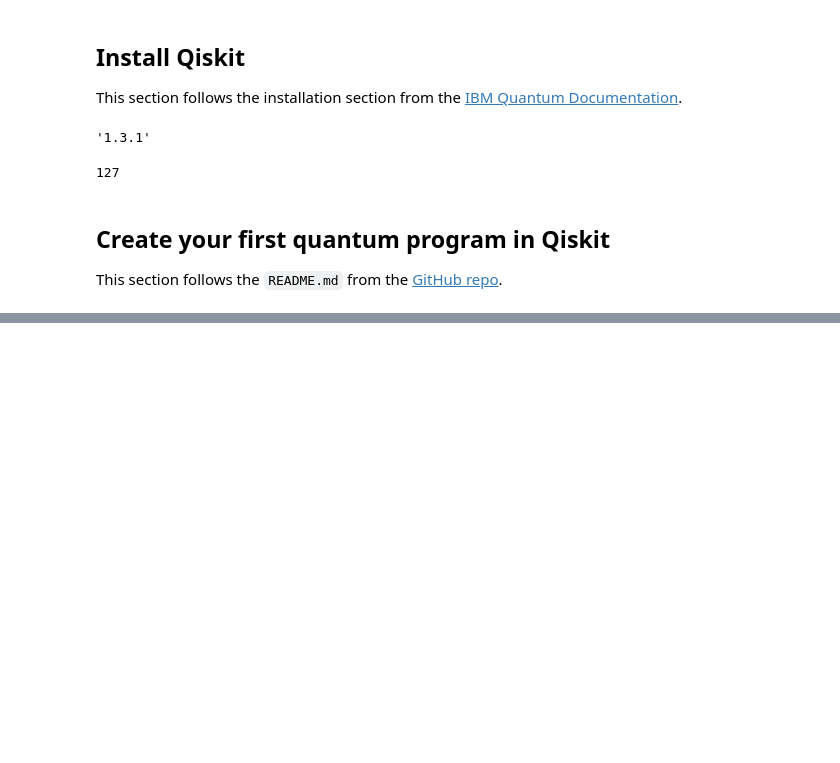
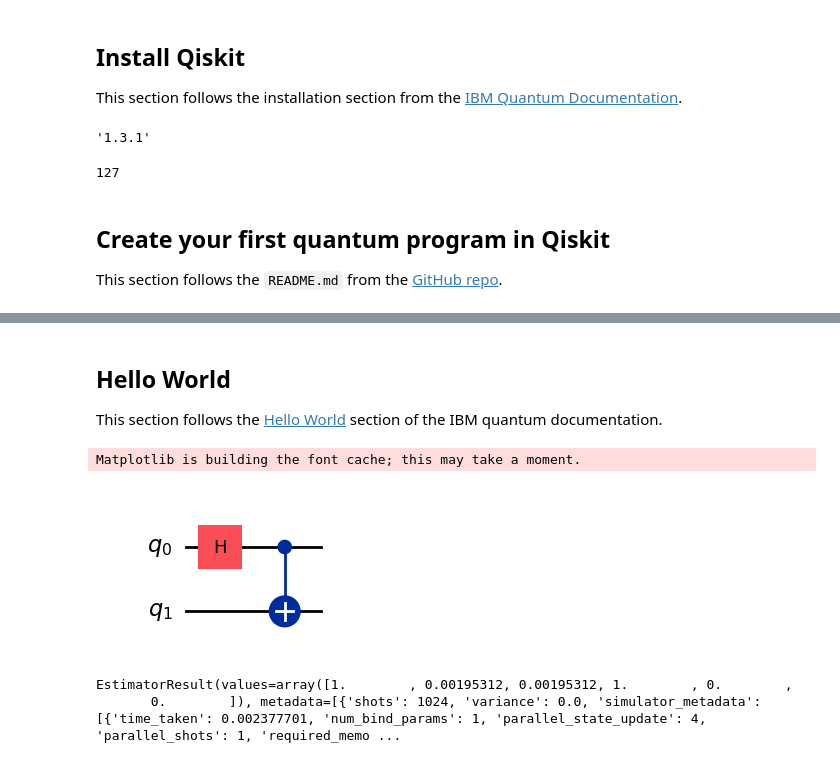
Before and after one commit to pfischer1687/qiskit_scratch, a Jupyter notebook: qiskit_scratch/qiskit_scratch.ipynb, the cells around one changed output, grey strips where cells are left out. Drawn from its saved outputs; the diff is of its cells as text; code cells hidden in the pictures; blank space fills up the shorter version.

Commit message:
Starts hello world.

```diff
--- a/qiskit_scratch/qiskit_scratch.ipynb
+++ b/qiskit_scratch/qiskit_scratch.ipynb
@@ -66,0 +71,25 @@ qc_transpiled = transpile(qc_example, basis_gates = ['cz', 'sx', 'rz'], coupling
+# %% [markdown]
+## Hello World
+This section follows the [Hello World](https://docs.quantum.ibm.com/guides/hello-world) section of the IBM quantum documentation.
+# %%
+qc = QuantumCircuit(2)
+qc.h(0)
+qc.cx(0, 1)
+qc.draw(output='mpl')
+# %% [output]
+Matplotlib is building the font cache; this may take a moment.
+[figure, added]
+# %%
+ZZ = Pauli('ZZ')
+ZI = Pauli('ZI')
+IZ = Pauli('IZ')
+XX = Pauli('XX')
+XI = Pauli('XI')
+IX = Pauli('IX')
+observables = [ZZ, ZI, IZ, XX, XI, IX]
+estimator = Estimator()
+job = estimator.run([qc] * len(observables), observables)
+job.result()
+# %% [output]
+EstimatorResult(values=array([1.        , 0.00195312, 0.00195312, 1.        , 0.        ,
+       0.        ]), metadata=[{'shots': 1024, 'variance': 0.0, 'simulator_metadata': [{'time_taken': 0.002377701, 'num_bind_params': 1, 'parallel_state_update': 4, 'parallel_shots': 1, 'required_memo ...
```
Also changed, not shown: parts of 4 cells of this notebook, 2 other files.
